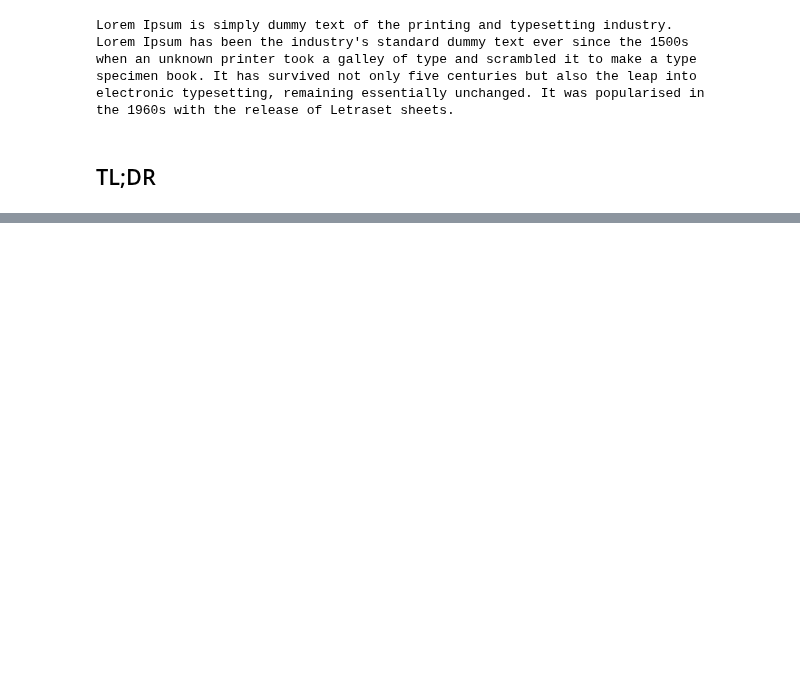
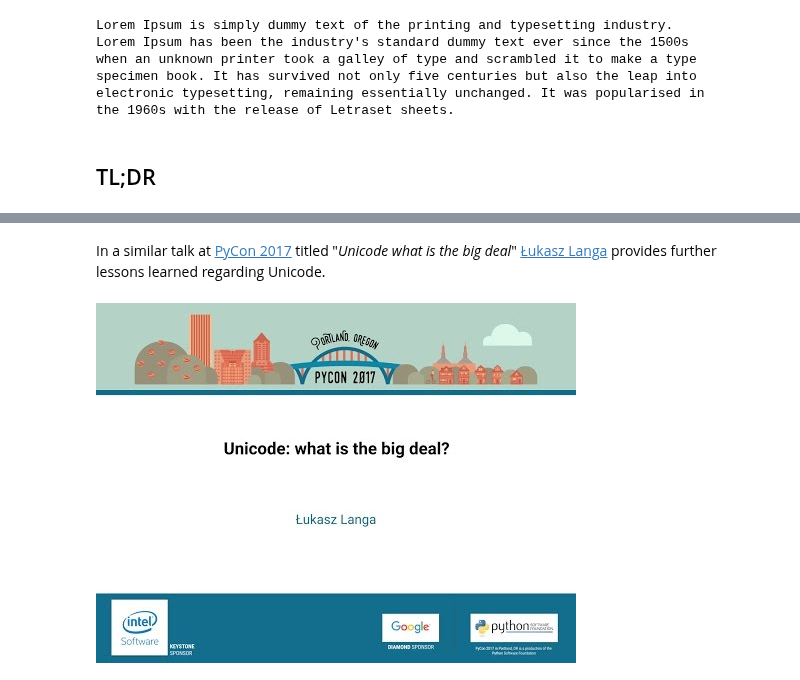
Before and after one commit to webartifex/intro-to-python, a Jupyter notebook: 06_text_00_lecture.ipynb, the cells around one changed output, grey strips where cells are left out. Saved outputs shown, nothing was run; the diff lists cells and outputs as text; code cells hidden in the pictures; blank space fills up the shorter version.

```diff
--- a/06_text_00_lecture.ipynb
+++ b/06_text_00_lecture.ipynb
@@ -713,0 +1220,6 @@ The `str` type supports *four* orthogonal **abstract concepts** that together co
+# %% [markdown]
+In a similar talk at [PyCon 2017](https://us.pycon.org/2017/) titled "*Unicode what is the big deal*" [Łukasz Langa](https://www.linkedin.com/in/llanga/) provides further lessons learned regarding Unicode.
+# %%
+YouTubeVideo("7m5JA3XaZ4k", width="60%")
+# %% [output]
+[figure, added]
```
Also changed, not shown: parts of 297 cells of this notebook, 2 other files.
